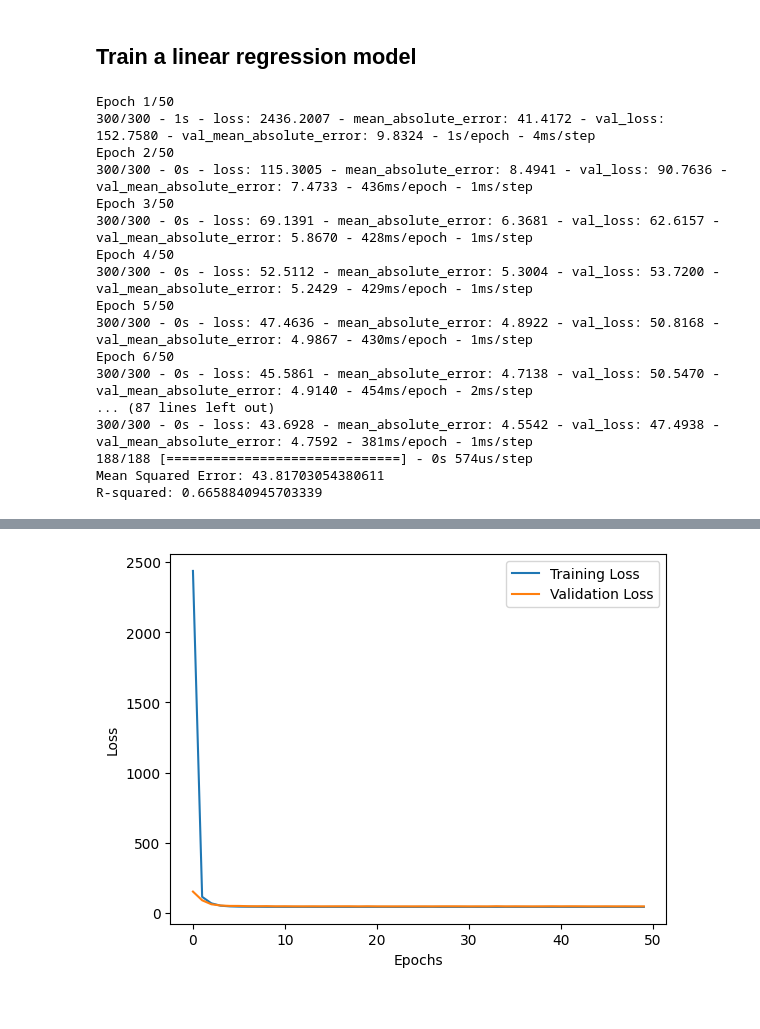
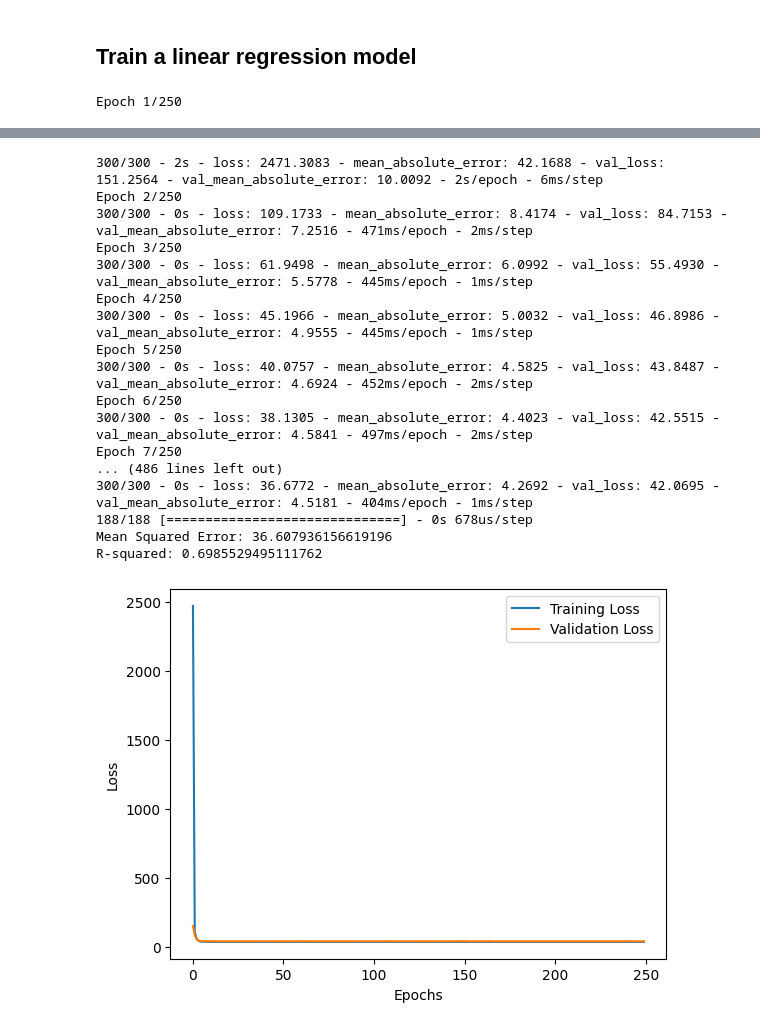
Before and after one commit to abrar-nazib/tether-ground-station, a Jupyter notebook: ML/dataviz.ipynb, the cells around one changed output, grey strips where cells are left out. Drawn from its saved outputs; the diff is of its cells as text; code cells hidden in the pictures.

```diff
--- a/ML/dataviz.ipynb
+++ b/ML/dataviz.ipynb
@@ -133,7 +125,7 @@ model = tf.keras.Sequential([
 model.compile(optimizer='adam', loss='mean_squared_error', metrics=['mean_absolute_error'])
 
 # Train the model
-history = model.fit(X_train, y_train, epochs=50, batch_size=64, validation_split=0.2, verbose=2)
+history = model.fit(X_train, y_train, epochs=250, batch_size=64, validation_split=0.2, verbose=2)
 
 # Evaluate the model on the test set
 y_pred = model.predict(X_test)
@@ -153,20 +145,4 @@ plt.ylabel('Loss')
 plt.legend()
 plt.show()
 # %% [output]
-Epoch 1/50
-300/300 - 1s - loss: 2436.2007 - mean_absolute_error: 41.4172 - val_loss: 152.7580 - val_mean_absolute_error: 9.8324 - 1s/epoch - 4ms/step
-Epoch 2/50
-300/300 - 0s - loss: 115.3005 - mean_absolute_error: 8.4941 - val_loss: 90.7636 - val_mean_absolute_error: 7.4733 - 436ms/epoch - 1ms/step
-Epoch 3/50
-300/300 - 0s - loss: 69.1391 - mean_absolute_error: 6.3681 - val_loss: 62.6157 - val_mean_absolute_error: 5.8670 - 428ms/epoch - 1ms/step
-Epoch 4/50
-300/300 - 0s - loss: 52.5112 - mean_absolute_error: 5.3004 - val_loss: 53.7200 - val_mean_absolute_error: 5.2429 - 429ms/epoch - 1ms/step
-Epoch 5/50
-300/300 - 0s - loss: 47.4636 - mean_absolute_error: 4.8922 - val_loss: 50.8168 - val_mean_absolute_error: 4.9867 - 430ms/epoch - 1ms/step
-Epoch 6/50
-300/300 - 0s - loss: 45.5861 - mean_absolute_error: 4.7138 - val_loss: 50.5470 - val_mean_absolute_error: 4.9140 - 454ms/epoch - 2ms/step
-... (87 lines left out)
-300/300 - 0s - loss: 43.6928 - mean_absolute_error: 4.5542 - val_loss: 47.4938 - val_mean_absolute_error: 4.7592 - 381ms/epoch - 1ms/step
-188/188 [==============================] - 0s 574us/step
-Mean Squared Error: 43.81703054380611
-R-squared: 0.6658840945703339
+Epoch 1/250
@@ -173,4 +165,21 @@ R-squared: 0.6658840945703339
+300/300 - 2s - loss: 2471.3083 - mean_absolute_error: 42.1688 - val_loss: 151.2564 - val_mean_absolute_error: 10.0092 - 2s/epoch - 6ms/step
+Epoch 2/250
+300/300 - 0s - loss: 109.1733 - mean_absolute_error: 8.4174 - val_loss: 84.7153 - val_mean_absolute_error: 7.2516 - 471ms/epoch - 2ms/step
+Epoch 3/250
+300/300 - 0s - loss: 61.9498 - mean_absolute_error: 6.0992 - val_loss: 55.4930 - val_mean_absolute_error: 5.5778 - 445ms/epoch - 1ms/step
+Epoch 4/250
+300/300 - 0s - loss: 45.1966 - mean_absolute_error: 5.0032 - val_loss: 46.8986 - val_mean_absolute_error: 4.9555 - 445ms/epoch - 1ms/step
+Epoch 5/250
+300/300 - 0s - loss: 40.0757 - mean_absolute_error: 4.5825 - val_loss: 43.8487 - val_mean_absolute_error: 4.6924 - 452ms/epoch - 2ms/step
+Epoch 6/250
+300/300 - 0s - loss: 38.1305 - mean_absolute_error: 4.4023 - val_loss: 42.5515 - val_mean_absolute_error: 4.5841 - 497ms/epoch - 2ms/step
+Epoch 7/250
+... (486 lines left out)
+300/300 - 0s - loss: 36.6772 - mean_absolute_error: 4.2692 - val_loss: 42.0695 - val_mean_absolute_error: 4.5181 - 404ms/epoch - 1ms/step
+188/188 [==============================] - 0s 678us/step
+Mean Squared Error: 36.607936156619196
+R-squared: 0.6985529495111762
-[figure, old version]
+[figure, new version]
 # %%
 plt.figure(figsize=(8, 6))
 plt.scatter(y_test, y_pred, marker='x', color='blue', label='Predictions', alpha=0.7)
```
Also changed, not shown: parts of 10 cells of this notebook.
